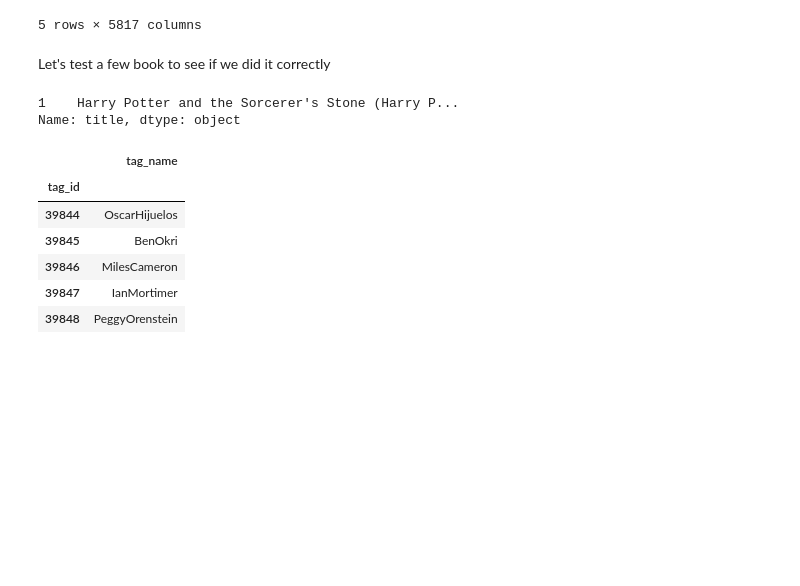
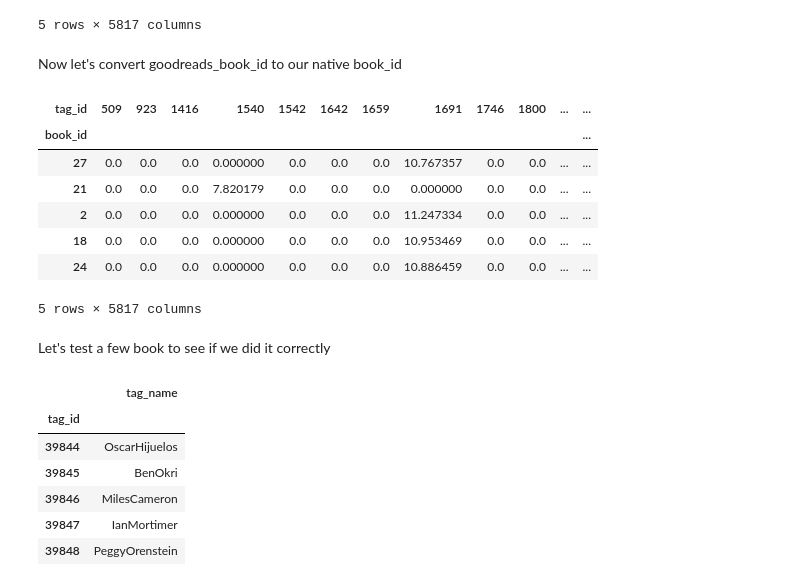
Before and after one commit to Hield/book-rec-web-app, a Jupyter notebook: api/models/6. Exploring the tags and book_tags datasets. Making a similarity function..ipynb, the cells around one changed output. Drawn from its saved outputs; the diff is of its cells as text; code cells hidden in the pictures; blank space fills up the shorter version.

```diff
--- a/api/models/6. Exploring the tags and book_tags datasets. Making a similarity function..ipynb
+++ b/api/models/6. Exploring the tags and book_tags datasets. Making a similarity function..ipynb
@@ -296,13 +311,24 @@ tag_matrix.head()
 | 5 | 0.0 | 0.0 | 0.0 | 0.000000 | 0.0 | 0.0 | 0.0 | 10.953469 | 0.0 | 0.0 | ... |
 | 6 | 0.0 | 0.0 | 0.0 | 0.000000 | 0.0 | 0.0 | 0.0 | 10.886459 | 0.0 | 0.0 | ... |
 5 rows × 5817 columns
+# %% [markdown]
+Now let's convert goodreads_book_id to our native book_id
+# %%
+book_id_idx = books[['goodreads_book_id', 'book_id']].set_index('goodreads_book_id')
+tag_matrix['book_id'] = book_id_idx.loc[tag_matrix.index]
+tag_matrix.set_index('book_id', inplace=True)
+tag_matrix.head()
+# %% [output]
+| tag_id | 509 | 923 | 1416 | 1540 | 1542 | 1642 | 1659 | 1691 | 1746 | 1800 | ... | ... |
+| book_id |  |  |  |  |  |  |  |  |  |  |  | ... |
+| 27 | 0.0 | 0.0 | 0.0 | 0.000000 | 0.0 | 0.0 | 0.0 | 10.767357 | 0.0 | 0.0 | ... | ... |
+| 21 | 0.0 | 0.0 | 0.0 | 7.820179 | 0.0 | 0.0 | 0.0 | 0.000000 | 0.0 | 0.0 | ... | ... |
+| 2 | 0.0 | 0.0 | 0.0 | 0.000000 | 0.0 | 0.0 | 0.0 | 11.247334 | 0.0 | 0.0 | ... | ... |
+| 18 | 0.0 | 0.0 | 0.0 | 0.000000 | 0.0 | 0.0 | 0.0 | 10.953469 | 0.0 | 0.0 | ... | ... |
+| 24 | 0.0 | 0.0 | 0.0 | 0.000000 | 0.0 | 0.0 | 0.0 | 10.886459 | 0.0 | 0.0 | ... | ... |
+5 rows × 5817 columns
 # %% [markdown]
 Let's test a few book to see if we did it correctly
-# %%
-books[books.goodreads_book_id==3].title
-# %% [output]
-1    Harry Potter and the Sorcerer's Stone (Harry P...
-Name: title, dtype: object
 # %%
 final_tags = tags.append(author_tags).set_index('tag_id')
 final_tags.tail()
```
Also changed, not shown: parts of 22 cells of this notebook, 1 other file.
